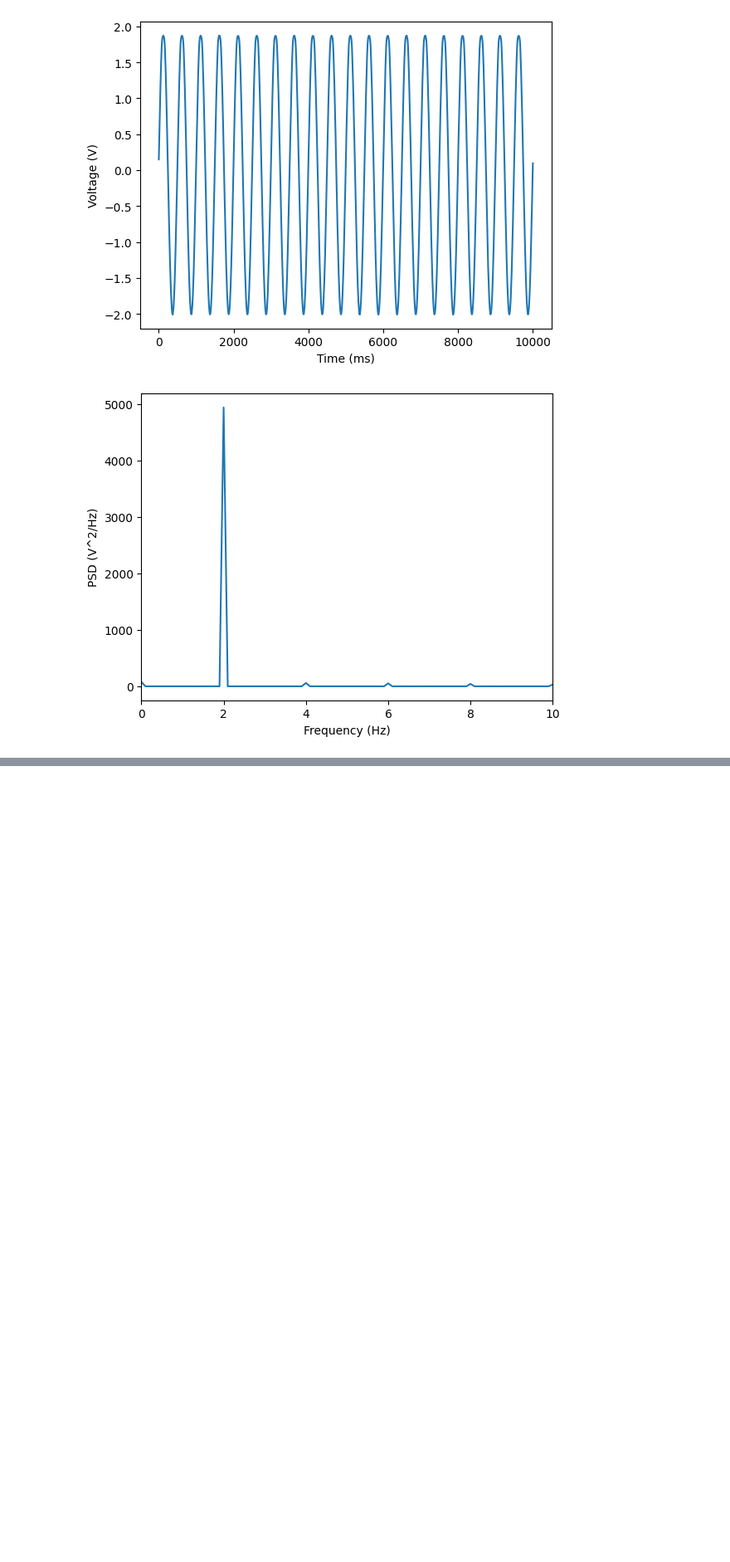
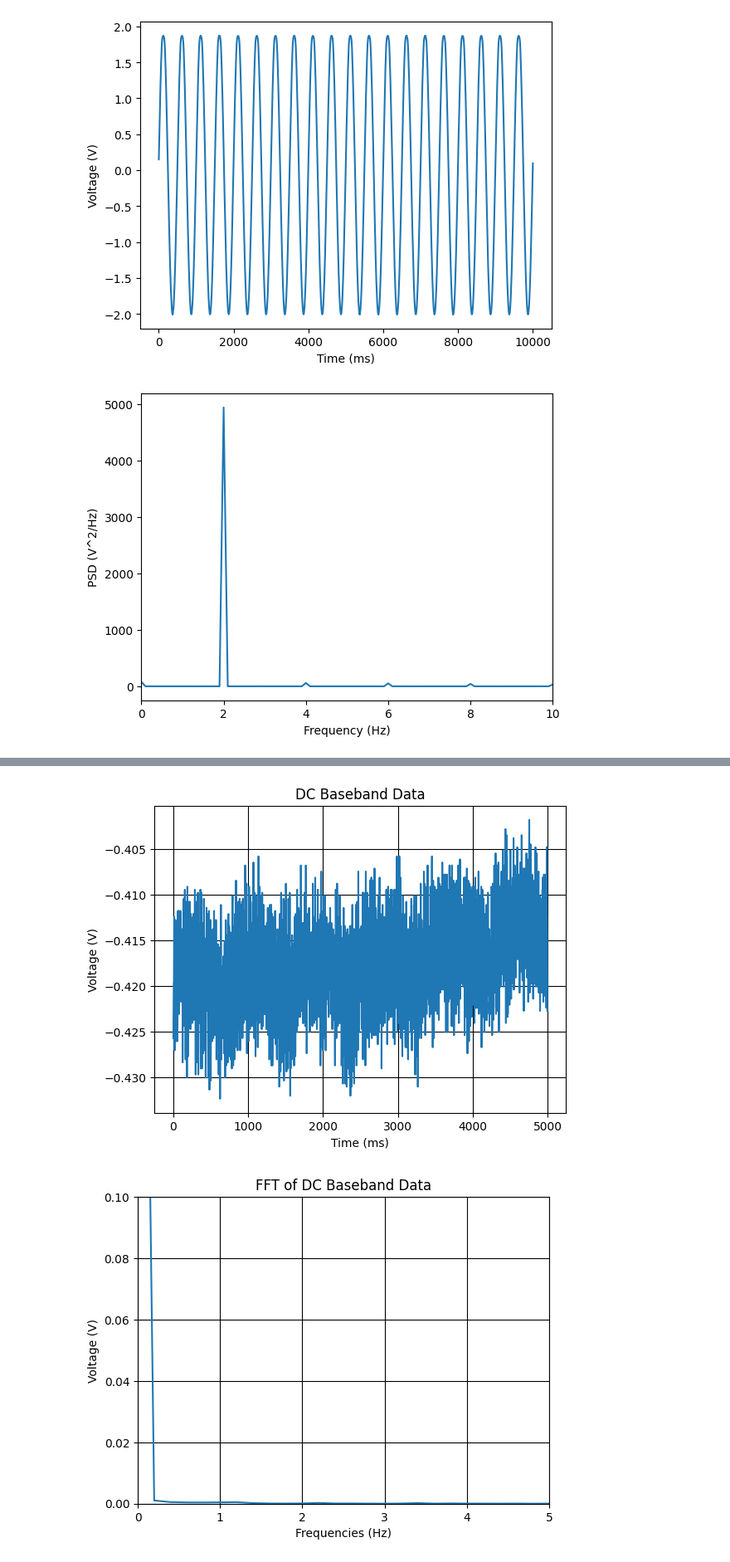
Before and after one commit to LukasPeterson/111a_lab10, a Jupyter notebook: lab_10_template_notebook.ipynb, the cells around one changed output, grey strips where cells are left out. Shown at 83% size. Drawn from its saved outputs; the diff is of its cells as text; code cells hidden in the pictures; blank space fills up the shorter version.

```diff
--- a/lab_10_template_notebook.ipynb
+++ b/lab_10_template_notebook.ipynb
@@ -391,3 +394,37 @@ plt.show()
+# %%
+### DC BASEBAND - FOR L10.5(b)
+ads.use_wavegen(channel=1,
+                        function=wavegen_functions["dc"],
+                        offset_v=2)
+time.sleep(1) #so everything can 'settle' before data is collected
+
+dc_baseband_data = oscilloscope_run(ads, duration=5, channel=1)
+
+plt.plot(dc_baseband_data["x"], dc_baseband_data["y"])
+plt.grid(visible=True, which='major', color='black', linestyle='-')
+plt.grid(visible=True, which='minor', color='black', linestyle='--')
+plt.xlabel('Time (ms)')
+plt.ylabel('Voltage (V)')
+plt.title("DC Baseband Data")
+plt.show()
+
+fname = os.path.join('./heartbeat_data', 'demod_lockin'+time.strftime("%Y%m%d-%H%M%S")+".txt")
+np.savetxt(fname, np.array([dc_baseband_data["x"], dc_baseband_data["y"]]))
+
+fft_dc_baseband = fft(dc_baseband_data)
+
+plt.plot(fft_dc_baseband["frequencies"], fft_dc_baseband["magnitudes"])
+plt.xlabel("Frequencies (Hz)")
+plt.xlim([0, 5])
+plt.ylim([0, 0.1])
+plt.ylabel("Voltage (V)")
+plt.grid(visible=True, which='major', color='black', linestyle='-')
+plt.grid(visible=True, which='minor', color='black', linestyle='--')
+plt.title("FFT of DC Baseband Data")
+plt.show()
+# %% [output]
+[figure, added]
+[figure, added]
 # %%
 ### FOR L10.5(f) - fill in nu_3db!
 ads.use_wavegen(channel=1,
```
Also changed, not shown: parts of 8 cells of this notebook.
